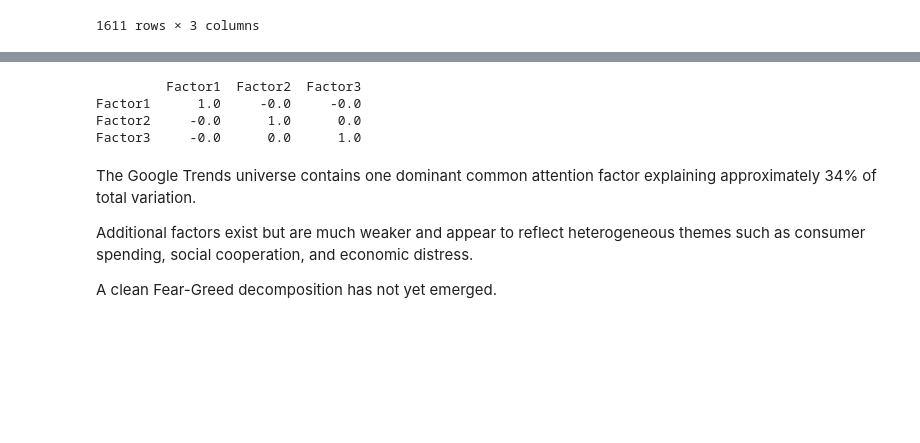
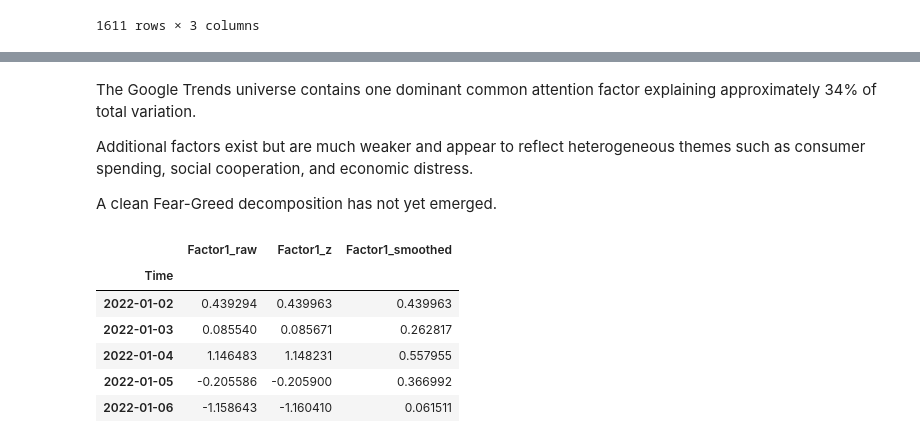
Before and after one commit to xinrui33/attenshape, a Jupyter notebook: gt_primitive_eda.ipynb, the cells around one changed output, grey strips where cells are left out. Saved outputs shown, nothing was run; the diff lists cells and outputs as text; code cells hidden in the pictures; blank space fills up the shorter version.

```diff
--- a/gt_primitive_eda.ipynb
+++ b/gt_primitive_eda.ipynb
@@ -580,19 +365,3 @@ plt.show()
-# %%
-factor_z = (
-    factor_scores
-    - factor_scores.mean()
-) / factor_scores.std()
-
-factor_corr = factor_z.corr()
-
-print(
-    factor_corr.round(3)
-)
-# %% [output]
-         Factor1  Factor2  Factor3
-Factor1      1.0     -0.0     -0.0
-Factor2     -0.0      1.0      0.0
-Factor3     -0.0      0.0      1.0
 # %% [markdown]
 The Google Trends universe contains one dominant common
 attention factor explaining approximately 34% of total variation.
@@ -602,3 +371,45 @@ to reflect heterogeneous themes such as consumer spending,
 social cooperation, and economic distress.
 
 A clean Fear-Greed decomposition has not yet emerged.
+# %%
+# Step 1: Build a daily Factor 1 baseline index from factor_scores
+# Assumes factor_scores.index is a DatetimeIndex (inherited from gt_logdiff's index)
+
+import pandas as pd
+
+# Ensure the index is datetime (in case it loaded as strings/objects)
+factor_scores.index = pd.to_datetime(factor_scores.index)
+
+# Extract Factor 1 as the baseline index
+factor1_index = factor_scores["Factor1"].copy()
+factor1_index.name = "Factor1_Index"
+
+# Sort chronologically just in case
+factor1_index = factor1_index.sort_index()
+
+# Optional: z-score normalize so it's comparable in scale to VIX/EPU/F&G later
+factor1_index_z = (
+    (factor1_index - factor1_index.mean()) / factor1_index.std()
+)
+factor1_index_z.name = "Factor1_Index_Z"
+
+# Optional: smooth with a rolling average (e.g. 5-day) to reduce day-to-day noise
+factor1_index_smoothed = factor1_index_z.rolling(window=5, min_periods=1).mean()
+factor1_index_smoothed.name = "Factor1_Index_Smoothed"
+
+# Combine into one DataFrame for easy plotting later
+baseline_df = pd.DataFrame({
+    "Factor1_raw": factor1_index,
+    "Factor1_z": factor1_index_z,
+    "Factor1_smoothed": factor1_index_smoothed
+})
+
+baseline_df.head()
+# %% [output]
+|  | Factor1_raw | Factor1_z | Factor1_smoothed |
+| Time |  |  |  |
+| 2022-01-02 | 0.439294 | 0.439963 | 0.439963 |
+| 2022-01-03 | 0.085540 | 0.085671 | 0.262817 |
+| 2022-01-04 | 1.146483 | 1.148231 | 0.557955 |
+| 2022-01-05 | -0.205586 | -0.205900 | 0.366992 |
+| 2022-01-06 | -1.158643 | -1.160410 | 0.061511 |
```
Also changed, not shown: parts of 11 cells of this notebook, 13 other files.
